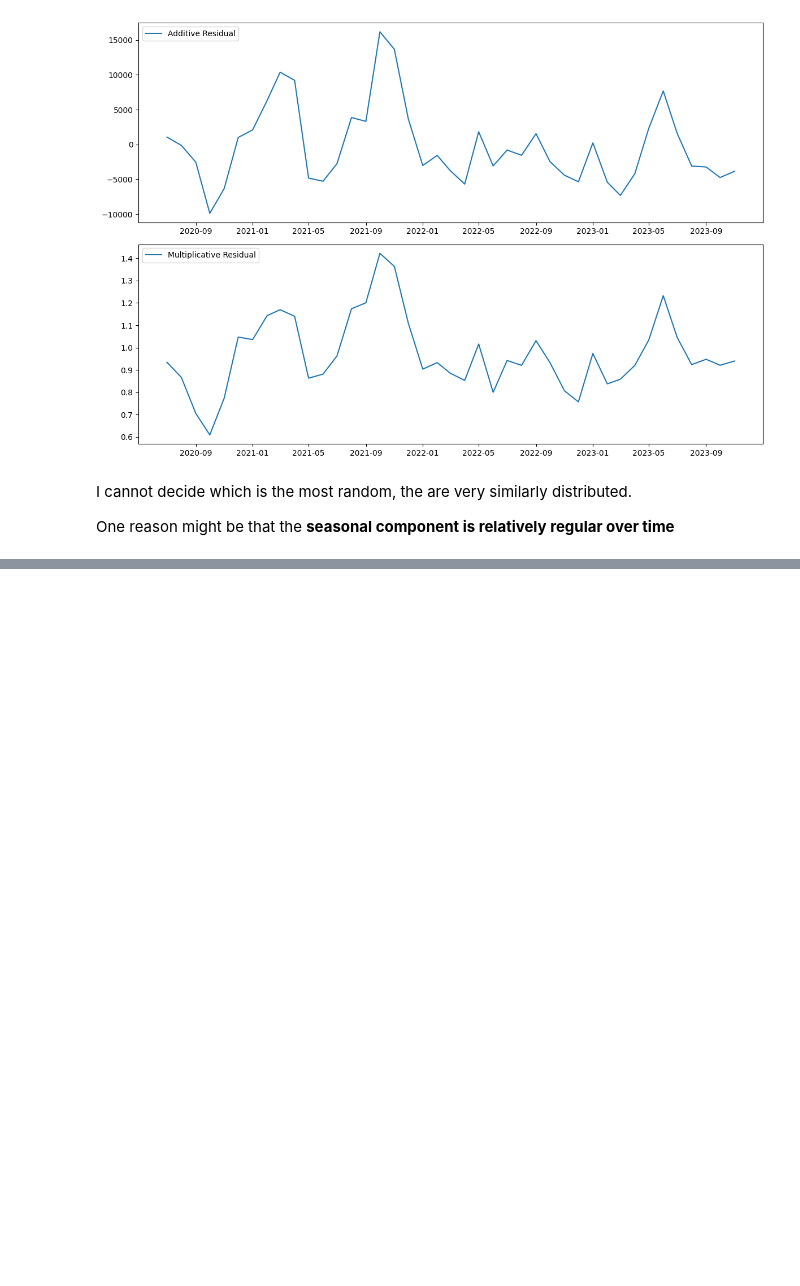
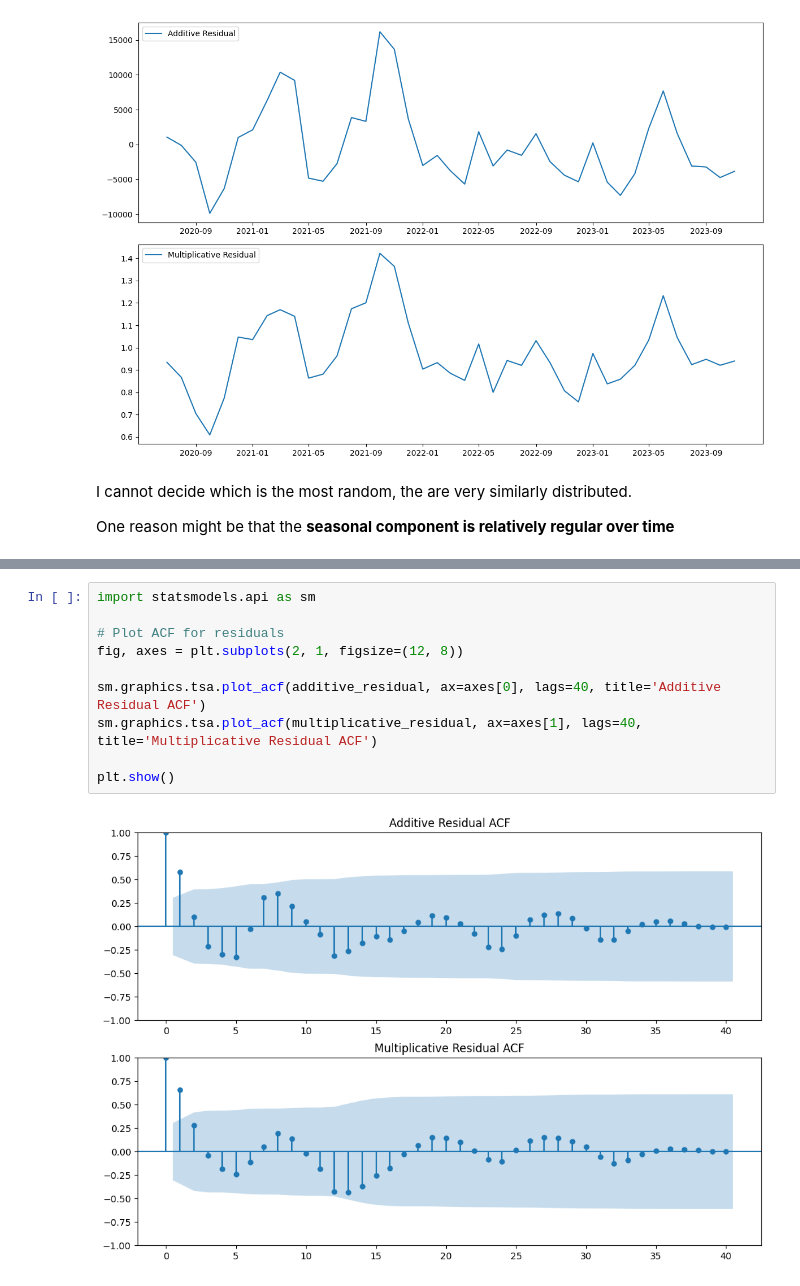
Before and after one commit to Gruntrexpewrus/TradersPlayground, a Jupyter notebook: Python4Finance/time_series_modeling.ipynb, the cells around one changed output, grey strips where cells are left out. Cells and saved outputs as stored; diff of their text form; blank space fills up the shorter version.

```diff
--- a/Python4Finance/time_series_modeling.ipynb
+++ b/Python4Finance/time_series_modeling.ipynb
@@ -179,0 +181,12 @@ ModuleNotFoundError: No module named 'sklearn'
+# %%
+import statsmodels.api as sm
+
+# Plot ACF for residuals
+fig, axes = plt.subplots(2, 1, figsize=(12, 8))
+
+sm.graphics.tsa.plot_acf(additive_residual, ax=axes[0], lags=40, title='Additive Residual ACF')
+sm.graphics.tsa.plot_acf(multiplicative_residual, ax=axes[1], lags=40, title='Multiplicative Residual ACF')
+
+plt.show()
+# %% [output]
+[figure, added]
```
Also changed, not shown: parts of 3 cells of this notebook.
